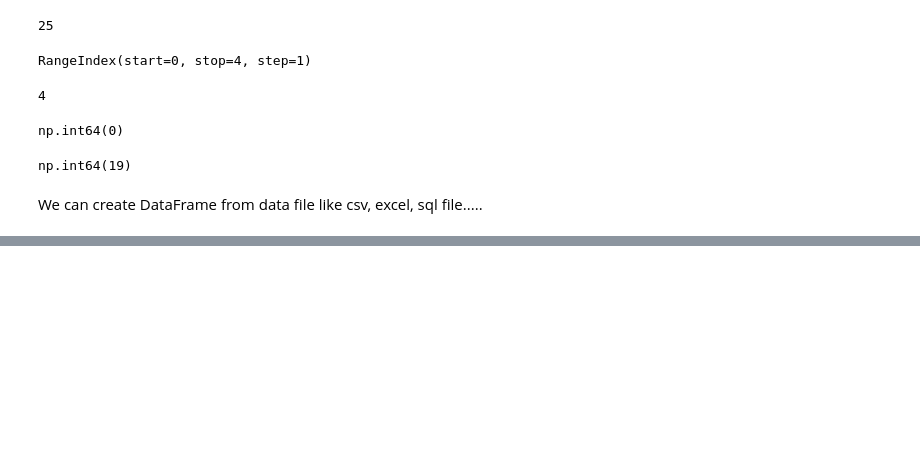
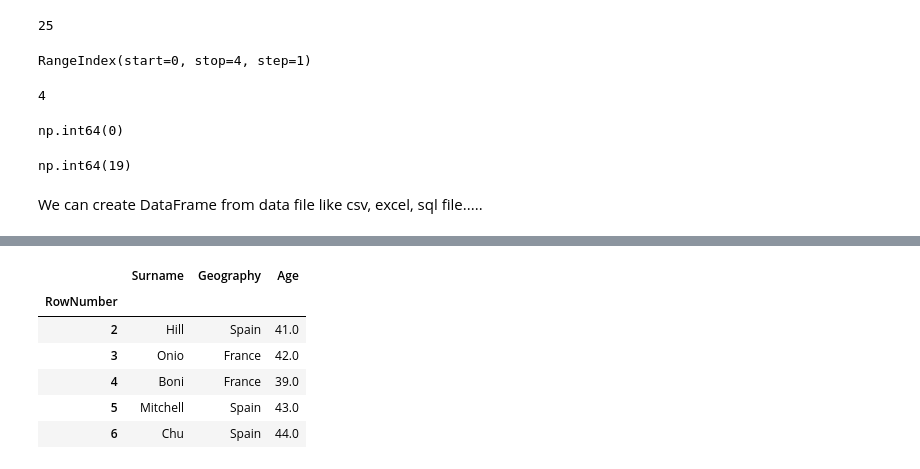
Before and after one commit to od200876/Python-Algorithms, a Jupyter notebook: Pandas/1.ipynb, the cells around one changed output, grey strips where cells are left out. Cells and saved outputs as stored; diff of their text form; code cells hidden in the pictures; blank space fills up the shorter version.

```diff
--- a/Pandas/1.ipynb
+++ b/Pandas/1.ipynb
@@ -203,0 +320,10 @@ FileNotFoundError: [Errno 2] No such file or directory: 'data/Churn_Modelling.cs
+# %%
+csv_df.iloc[1:6, [1, 3, 5]]
+# %% [output]
+|  | Surname | Geography | Age |
+| RowNumber |  |  |  |
+| 2 | Hill | Spain | 41.0 |
+| 3 | Onio | France | 42.0 |
+| 4 | Boni | France | 39.0 |
+| 5 | Mitchell | Spain | 43.0 |
+| 6 | Chu | Spain | 44.0 |
```
Also changed, not shown: parts of 13 cells of this notebook.
